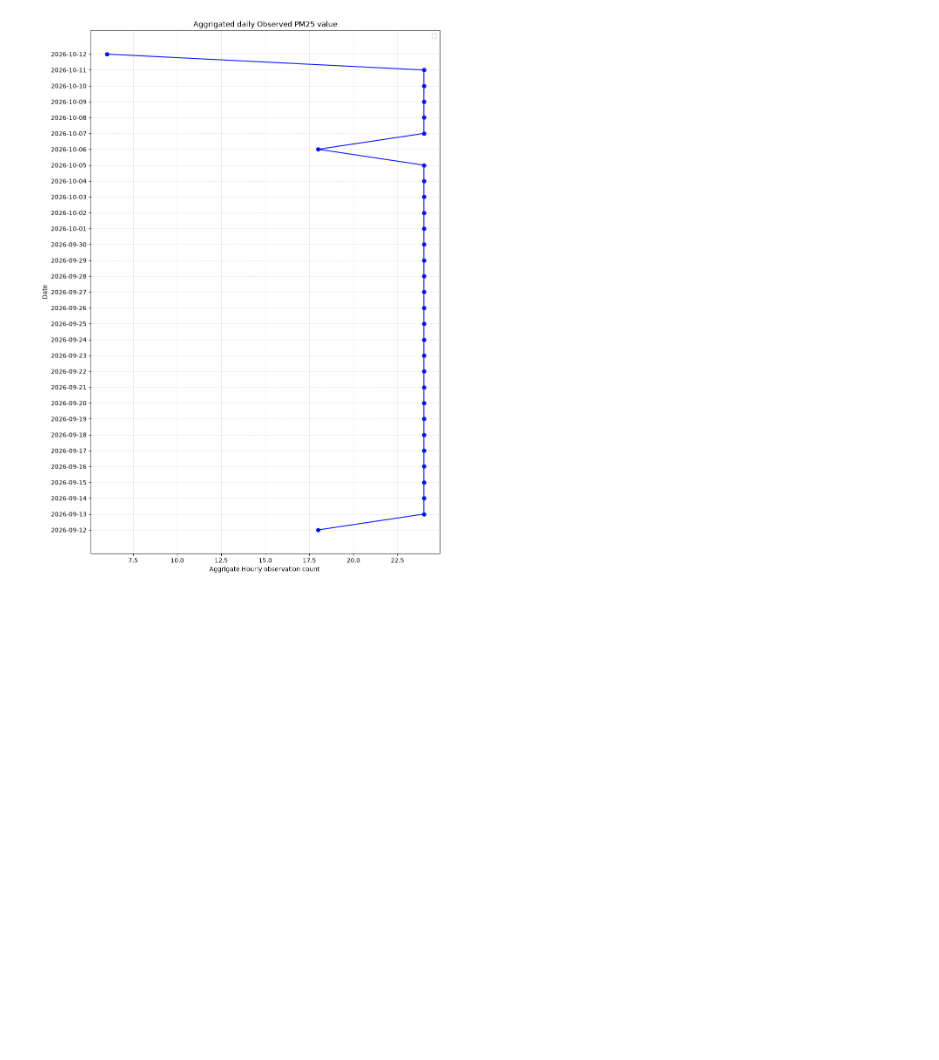
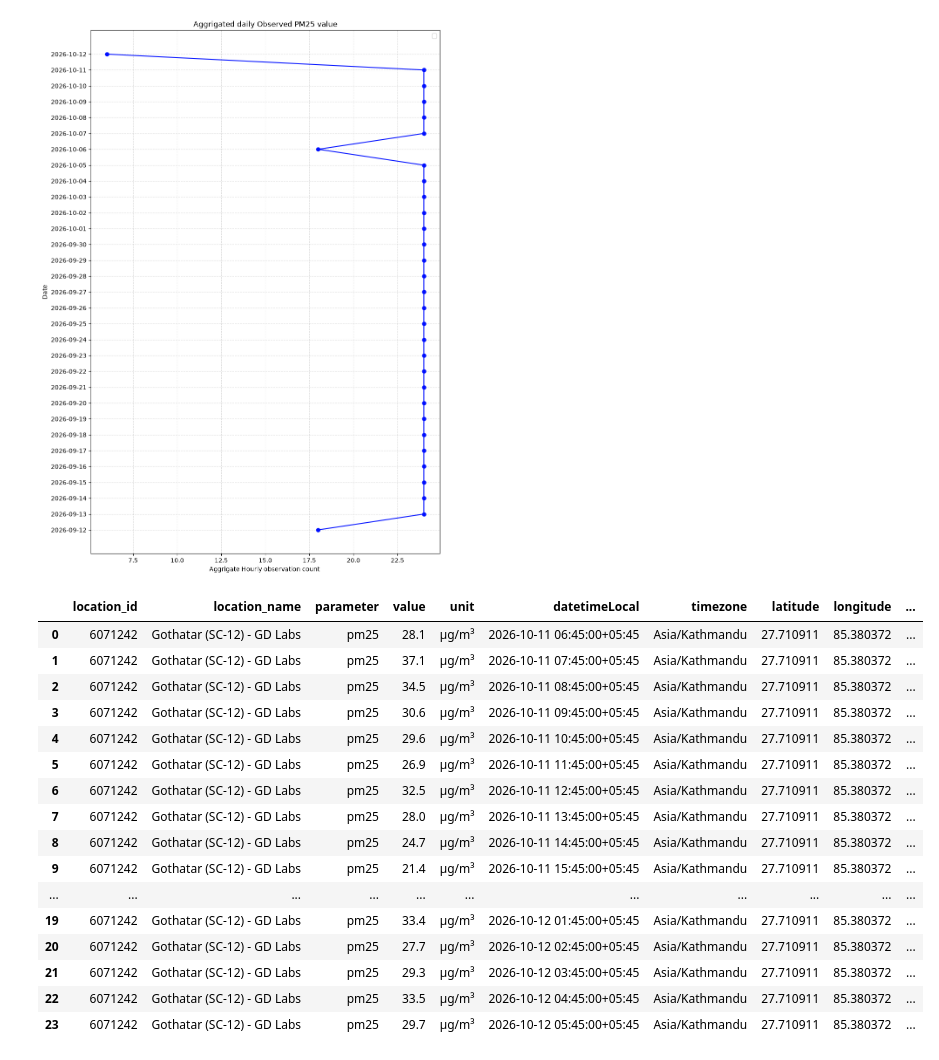
Before and after one commit to Laxmination/Kathmandu-PM2.5-Forecasting, a Jupyter notebook: pm25/Gothatar data analysis.ipynb, the cells around one changed output. Cells and saved outputs as stored; diff of their text form; code cells hidden in the pictures; blank space fills up the shorter version.

```diff
--- a/pm25/Gothatar data analysis.ipynb
+++ b/pm25/Gothatar data analysis.ipynb
@@ -289,3 +289,24 @@ plt.legend()
 plt.show()
 # %% [output]
 [figure]
+# %%
+df24 = pd.read_csv('cleaned_GothatarLast24hours.csv')
+df24
+# %% [output]
+|  | location_id | location_name | parameter | value | unit | datetimeLocal | timezone | latitude | longitude | ... |
+| 0 | 6071242 | Gothatar (SC-12) - GD Labs | pm25 | 28.1 | µg/m³ | 2026-10-11 06:45:00+05:45 | Asia/Kathmandu | 27.710911 | 85.380372 | ... |
+| 1 | 6071242 | Gothatar (SC-12) - GD Labs | pm25 | 37.1 | µg/m³ | 2026-10-11 07:45:00+05:45 | Asia/Kathmandu | 27.710911 | 85.380372 | ... |
+| 2 | 6071242 | Gothatar (SC-12) - GD Labs | pm25 | 34.5 | µg/m³ | 2026-10-11 08:45:00+05:45 | Asia/Kathmandu | 27.710911 | 85.380372 | ... |
+| 3 | 6071242 | Gothatar (SC-12) - GD Labs | pm25 | 30.6 | µg/m³ | 2026-10-11 09:45:00+05:45 | Asia/Kathmandu | 27.710911 | 85.380372 | ... |
+| 4 | 6071242 | Gothatar (SC-12) - GD Labs | pm25 | 29.6 | µg/m³ | 2026-10-11 10:45:00+05:45 | Asia/Kathmandu | 27.710911 | 85.380372 | ... |
+| 5 | 6071242 | Gothatar (SC-12) - GD Labs | pm25 | 26.9 | µg/m³ | 2026-10-11 11:45:00+05:45 | Asia/Kathmandu | 27.710911 | 85.380372 | ... |
+| 6 | 6071242 | Gothatar (SC-12) - GD Labs | pm25 | 32.5 | µg/m³ | 2026-10-11 12:45:00+05:45 | Asia/Kathmandu | 27.710911 | 85.380372 | ... |
+| 7 | 6071242 | Gothatar (SC-12) - GD Labs | pm25 | 28.0 | µg/m³ | 2026-10-11 13:45:00+05:45 | Asia/Kathmandu | 27.710911 | 85.380372 | ... |
+| 8 | 6071242 | Gothatar (SC-12) - GD Labs | pm25 | 24.7 | µg/m³ | 2026-10-11 14:45:00+05:45 | Asia/Kathmandu | 27.710911 | 85.380372 | ... |
+| 9 | 6071242 | Gothatar (SC-12) - GD Labs | pm25 | 21.4 | µg/m³ | 2026-10-11 15:45:00+05:45 | Asia/Kathmandu | 27.710911 | 85.380372 | ... |
+| ... | ... | ... | ... | ... | ... | ... | ... | ... | ... | ... |
+| 19 | 6071242 | Gothatar (SC-12) - GD Labs | pm25 | 33.4 | µg/m³ | 2026-10-12 01:45:00+05:45 | Asia/Kathmandu | 27.710911 | 85.380372 | ... |
+| 20 | 6071242 | Gothatar (SC-12) - GD Labs | pm25 | 27.7 | µg/m³ | 2026-10-12 02:45:00+05:45 | Asia/Kathmandu | 27.710911 | 85.380372 | ... |
+| 21 | 6071242 | Gothatar (SC-12) - GD Labs | pm25 | 29.3 | µg/m³ | 2026-10-12 03:45:00+05:45 | Asia/Kathmandu | 27.710911 | 85.380372 | ... |
+| 22 | 6071242 | Gothatar (SC-12) - GD Labs | pm25 | 33.5 | µg/m³ | 2026-10-12 04:45:00+05:45 | Asia/Kathmandu | 27.710911 | 85.380372 | ... |
+| 23 | 6071242 | Gothatar (SC-12) - GD Labs | pm25 | 29.7 | µg/m³ | 2026-10-12 05:45:00+05:45 | Asia/Kathmandu | 27.710911 | 85.380372 | ... |
```
Also changed, not shown: parts of 2 cells of this notebook.
